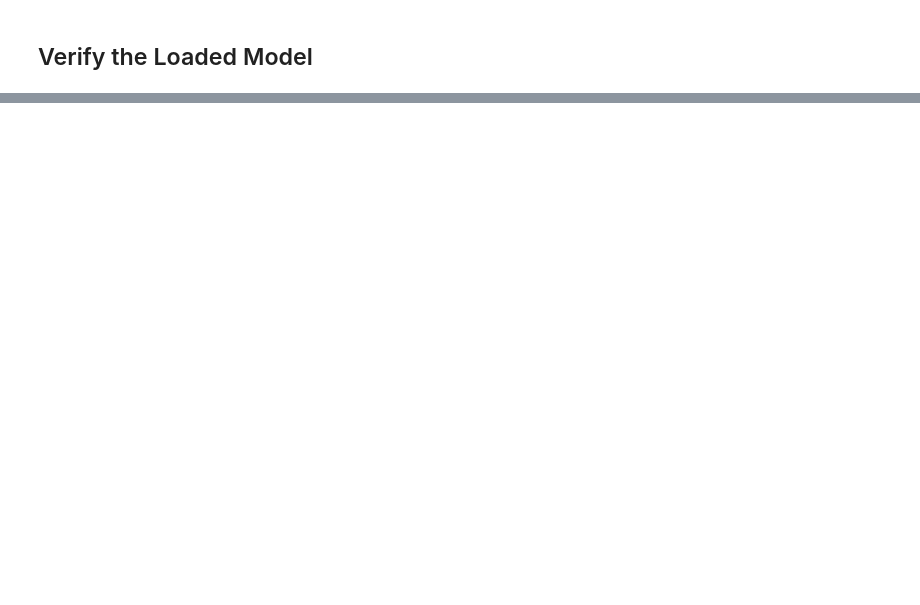
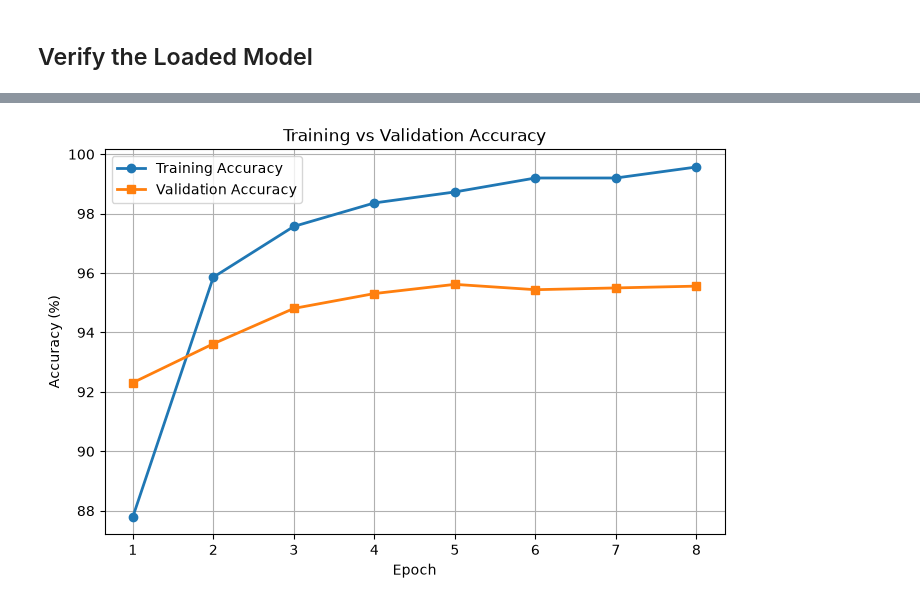
Before and after one commit to ManojDursoju/brain-tumor-ai-platform, a Jupyter notebook: notebooks/04_model_evaluation.ipynb, the cells around one changed output, grey strips where cells are left out. Drawn from its saved outputs; the diff is of its cells as text; code cells hidden in the pictures; blank space fills up the shorter version.

```diff
--- a/notebooks/04_model_evaluation.ipynb
+++ b/notebooks/04_model_evaluation.ipynb
@@ -57,0 +520,23 @@ print(f"Model Path         : {MODEL_PATH}")
+# %%
+REPORTS_DIR = Path("../outputs/reports")
+REPORTS_DIR.mkdir(parents=True, exist_ok=True)
+
+plt.figure(figsize=(8,5))
+
+plt.plot(train_accuracies, marker="o", linewidth=2, label="Training Accuracy")
+plt.plot(val_accuracies, marker="s", linewidth=2, label="Validation Accuracy")
+
+plt.title("Training vs Validation Accuracy")
+plt.xlabel("Epoch")
+plt.ylabel("Accuracy (%)")
+
+plt.xticks(range(len(train_accuracies)), range(1, len(train_accuracies)+1))
+
+plt.grid(True)
+plt.legend()
+
+plt.savefig(REPORTS_DIR / "accuracy_curve.png", dpi=300, bbox_inches="tight")
+
+plt.show()
+# %% [output]
+[figure, added]
```
Also changed, not shown: parts of 39 cells of this notebook, 40 other files.
